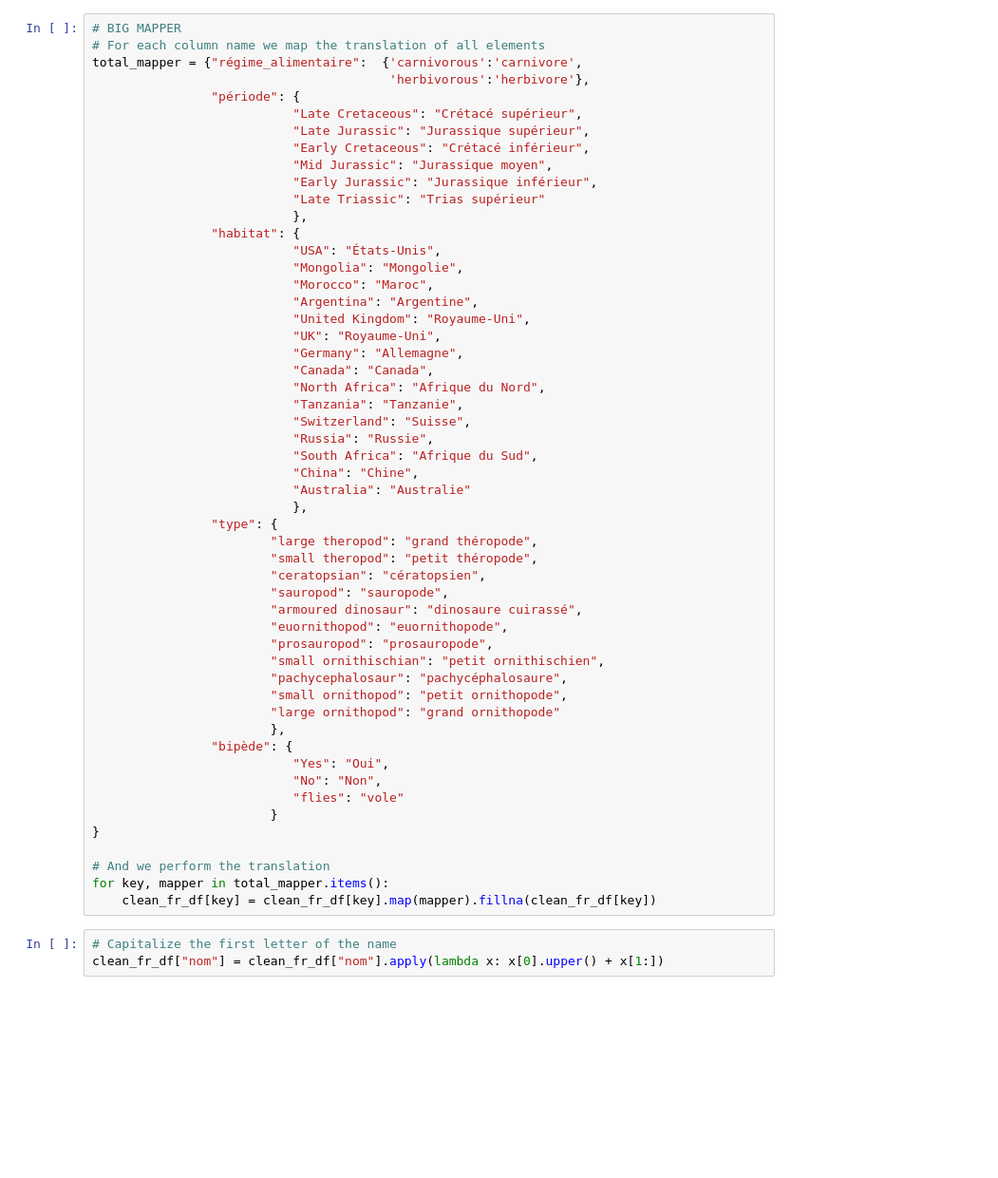
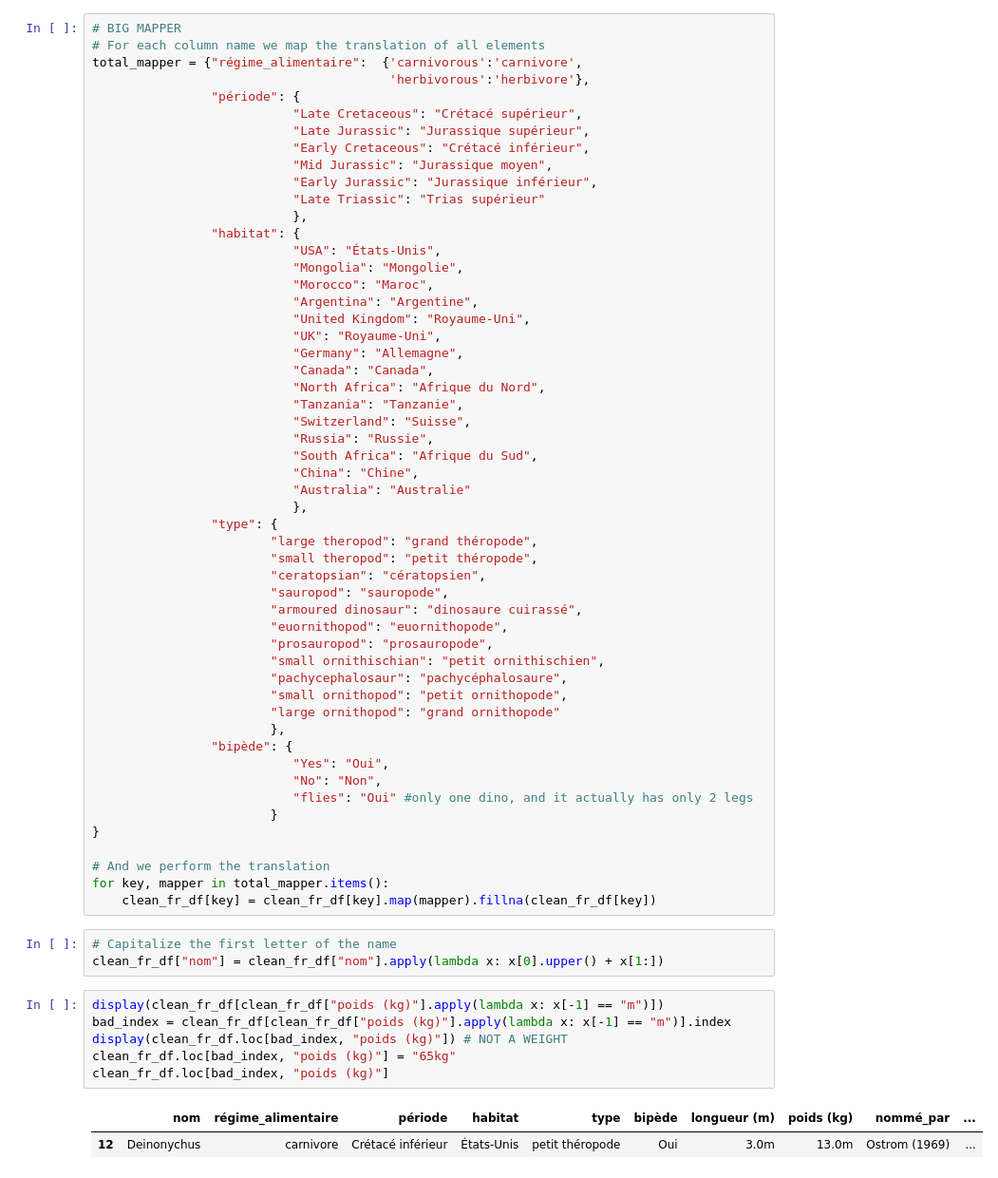
Before and after one commit to eglantine-vialaneix/aitools, a Jupyter notebook: app/backend/features_translation.ipynb, the cells around one changed output. Shown at 95% size. Saved outputs shown, nothing was run; the diff lists cells and outputs as text; blank space fills up the shorter version.

```diff
--- a/app/backend/features_translation.ipynb
+++ b/app/backend/features_translation.ipynb
@@ -164,7 +164,7 @@ total_mapper = {"régime_alimentaire":  {'carnivorous':'carnivore',
                 "bipède": {
                            "Yes": "Oui",
                            "No": "Non",
-                           "flies": "vole"
+                           "flies": "Oui" #only one dino, and it actually has only 2 legs
                         }
 }
 
@@ -174,3 +174,12 @@ for key, mapper in total_mapper.items():
 # %%
 # Capitalize the first letter of the name
 clean_fr_df["nom"] = clean_fr_df["nom"].apply(lambda x: x[0].upper() + x[1:])
+# %%
+display(clean_fr_df[clean_fr_df["poids (kg)"].apply(lambda x: x[-1] == "m")])
+bad_index = clean_fr_df[clean_fr_df["poids (kg)"].apply(lambda x: x[-1] == "m")].index
+display(clean_fr_df.loc[bad_index, "poids (kg)"]) # NOT A WEIGHT
+clean_fr_df.loc[bad_index, "poids (kg)"] = "65kg"
+clean_fr_df.loc[bad_index, "poids (kg)"]
+# %% [output]
+|  | nom | régime_alimentaire | période | habitat | type | bipède | longueur (m) | poids (kg) | nommé_par | ... |
+| 12 | Deinonychus | carnivore | Crétacé inférieur | États-Unis | petit théropode | Oui | 3.0m | 13.0m | Ostrom (1969) | ... |
```
Also changed, not shown: parts of 8 cells of this notebook, 2 other files.
